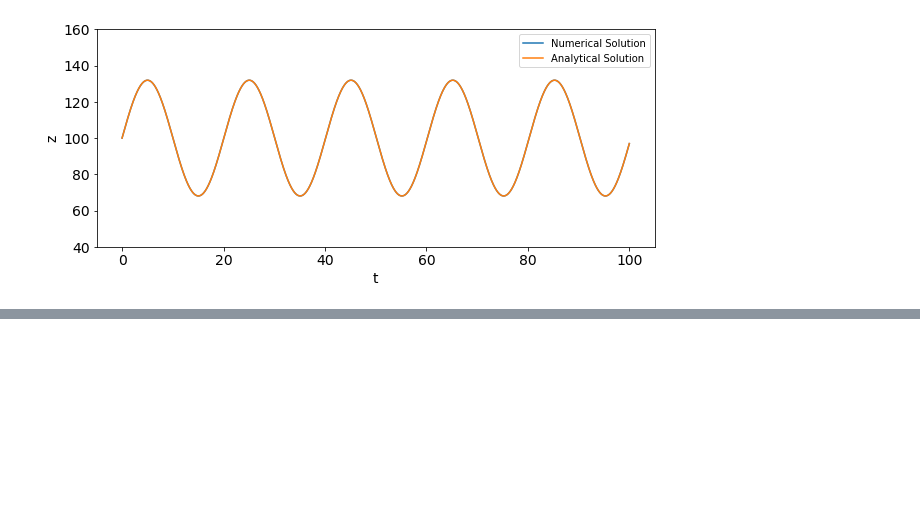
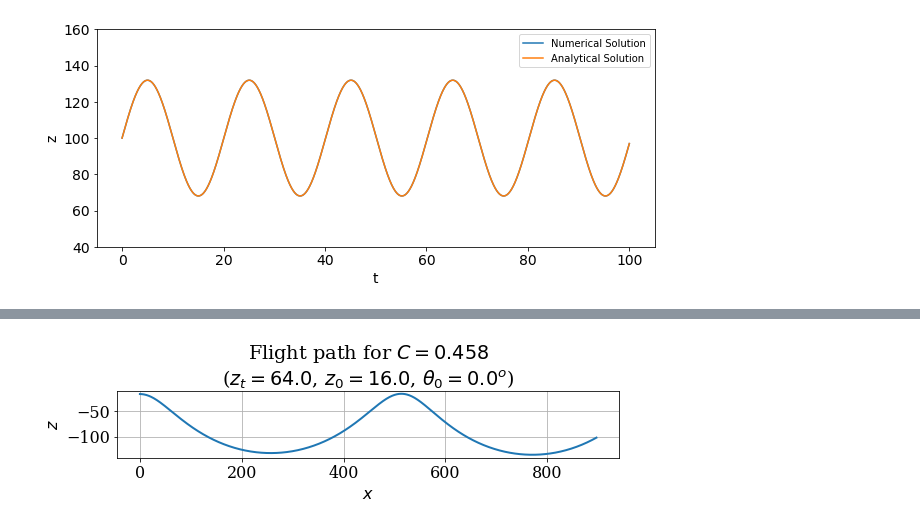
Before and after one commit to tianjiaozhang678/MAE6286, a Jupyter notebook: FirstClass.ipynb, the cells around one changed output, grey strips where cells are left out. Cells and saved outputs as stored; diff of their text form; code cells hidden in the pictures; blank space fills up the shorter version.

```diff
--- a/FirstClass.ipynb
+++ b/FirstClass.ipynb
@@ -438,0 +471,4 @@ error_values50
+# %%
+plot_flight_path(64.0, 16.0, 0.0)
+# %% [output]
+[figure, added]
```
Also changed, not shown: parts of 8 cells of this notebook.
